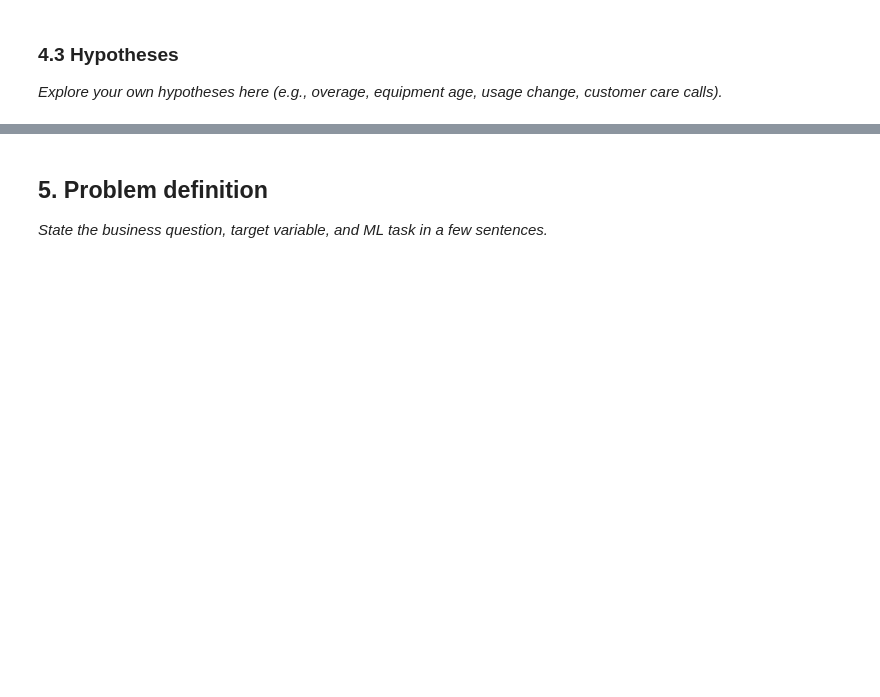
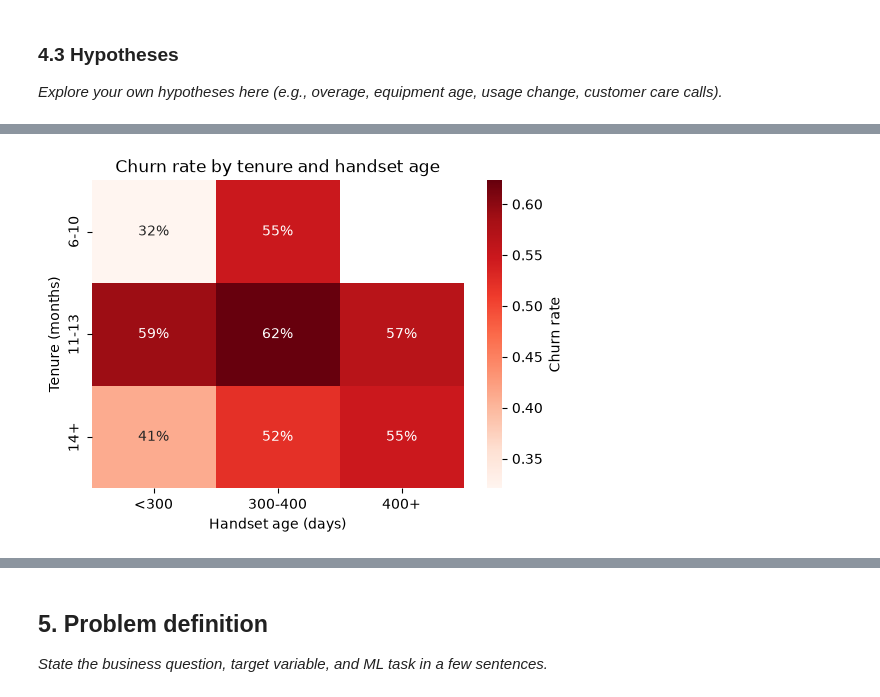
Before and after one commit to dilmani773/gci-final-assignment, a Jupyter notebook: main.ipynb, the cells around one changed output, grey strips where cells are left out. Drawn from its saved outputs; the diff is of its cells as text; code cells hidden in the pictures; blank space fills up the shorter version.

Commit message:
EDA: tenure and handset age analysis

```diff
--- a/main.ipynb
+++ b/main.ipynb
@@ -86,0 +106,4 @@ _Explore your own hypotheses here (e.g., overage, equipment age, usage change, c
+# %%
+bins = [-10, 90, 180, 270, 330, 350, 365, 380, 400, 450, 540, 730, 2000]
+df['eqp_bin'] = pd.cut(df['eqpdays'], bins=bins)
+df.groupby('eqp_bin', observed=True)['churn'].agg(['mean', 'count'])
@@ -86,0 +145,6 @@ _Explore your own hypotheses here (e.g., overage, equipment age, usage change, c
+# %%
+df['tenure_grp'] = pd.cut(df['months'], [5, 10, 13, 100], labels=['6-10', '11-13', '14+'])
+df['eqp_grp'] = pd.cut(df['eqpdays'], [-10, 300, 400, 5000], labels=['<300', '300-400', '400+'])
+
+print(pd.crosstab(df['tenure_grp'], df['eqp_grp'], values=df['churn'], aggfunc='mean').round(3))
+print(pd.crosstab(df['tenure_grp'], df['eqp_grp']))
@@ -86,0 +162,10 @@ _Explore your own hypotheses here (e.g., overage, equipment age, usage change, c
+# %%
+pivot = pd.crosstab(df['tenure_grp'], df['eqp_grp'], values=df['churn'], aggfunc='mean')
+plt.figure(figsize=(6, 4))
+sns.heatmap(pivot, annot=True, fmt='.0%', cmap='Reds', cbar_kws={'label': 'Churn rate'})
+plt.title('Churn rate by tenure and handset age')
+plt.xlabel('Handset age (days)'); plt.ylabel('Tenure (months)')
+plt.savefig('figures/churn_heatmap.png', dpi=200, bbox_inches='tight')
+plt.show()
+# %% [output]
+[figure, added]
```
Also changed, not shown: parts of 7 cells of this notebook, 1 other file.
